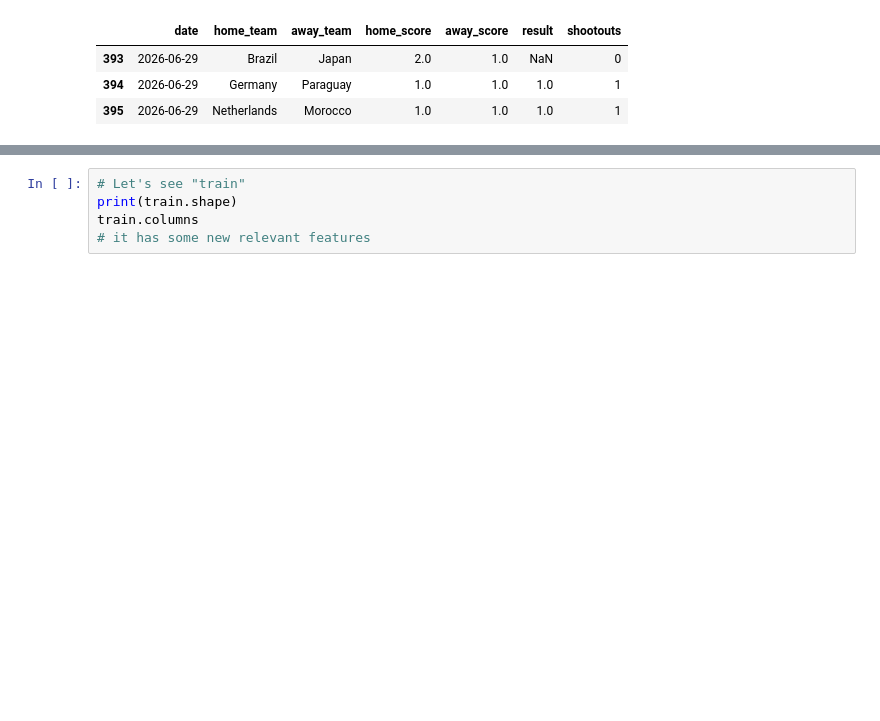
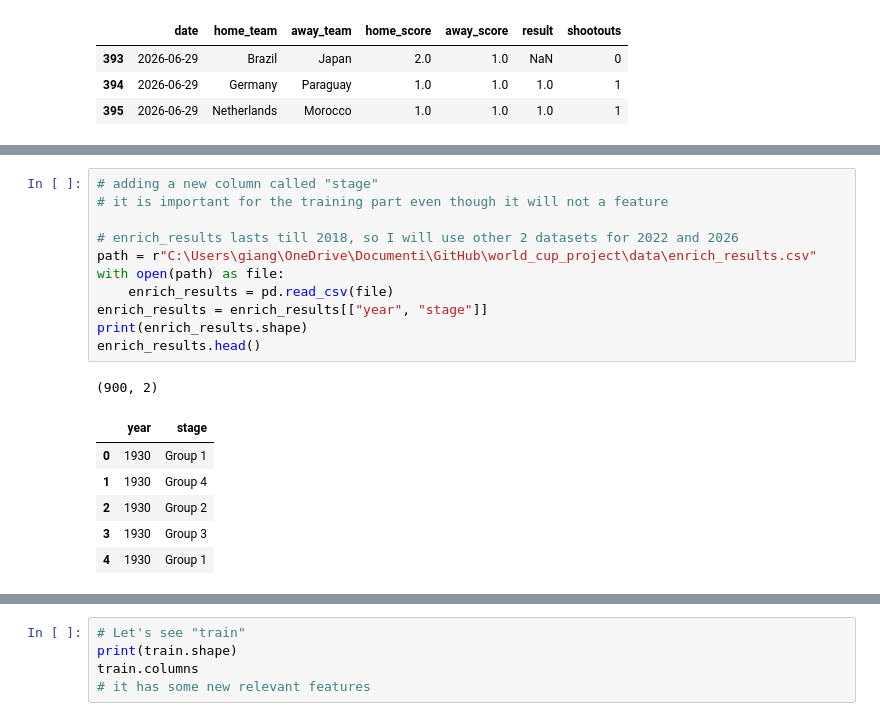
Before and after one commit to michele-55/world_cup_project, a Jupyter notebook: analysis.ipynb, the cells around one changed output, grey strips where cells are left out. Drawn from its saved outputs; the diff is of its cells as text; blank space fills up the shorter version.

```diff
--- a/analysis.ipynb
+++ b/analysis.ipynb
@@ -259,0 +270,19 @@ data_matches.tail(15)
+# %%
+# adding a new column called "stage"
+# it is important for the training part even though it will not a feature
+
+# enrich_results lasts till 2018, so I will use other 2 datasets for 2022 and 2026
+path = r"C:\Users\giang\OneDrive\Documenti\GitHub\world_cup_project\data\enrich_results.csv"
+with open(path) as file:
+    enrich_results = pd.read_csv(file)
+enrich_results = enrich_results[["year", "stage"]]
+print(enrich_results.shape)
+enrich_results.head()
+# %% [output]
+(900, 2)
+|  | year | stage |
+| 0 | 1930 | Group 1 |
+| 1 | 1930 | Group 4 |
+| 2 | 1930 | Group 2 |
+| 3 | 1930 | Group 3 |
+| 4 | 1930 | Group 1 |
```
Also changed, not shown: parts of 27 cells of this notebook, 4 other files.
